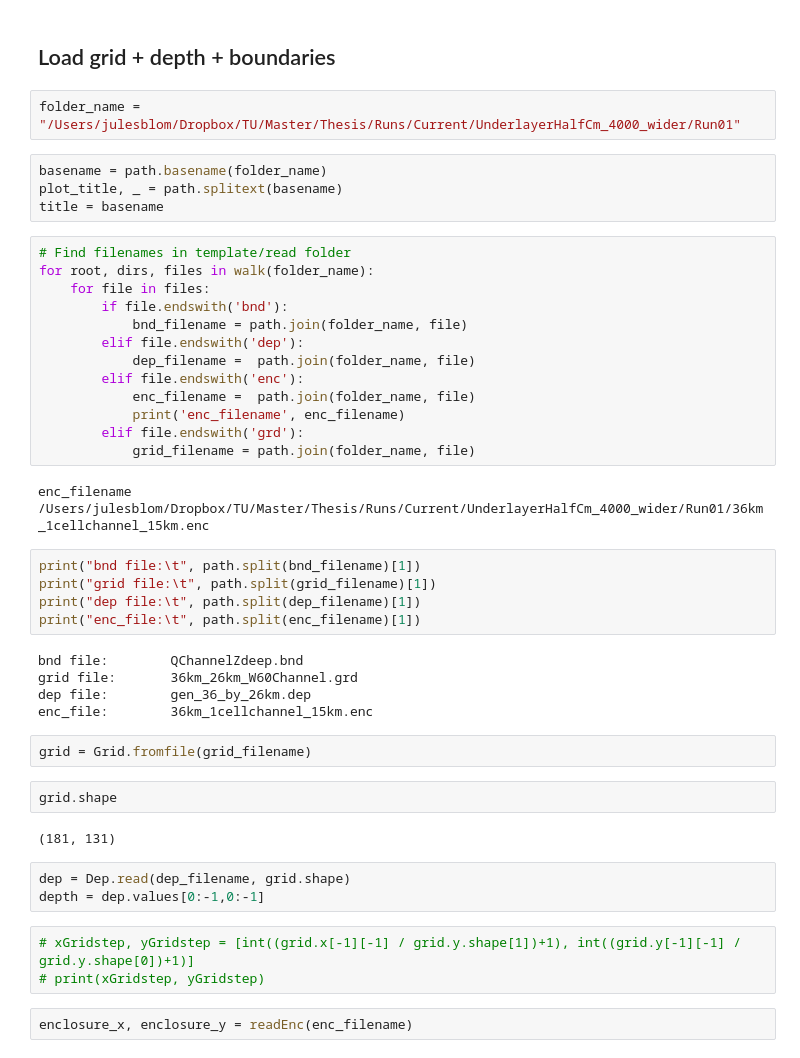
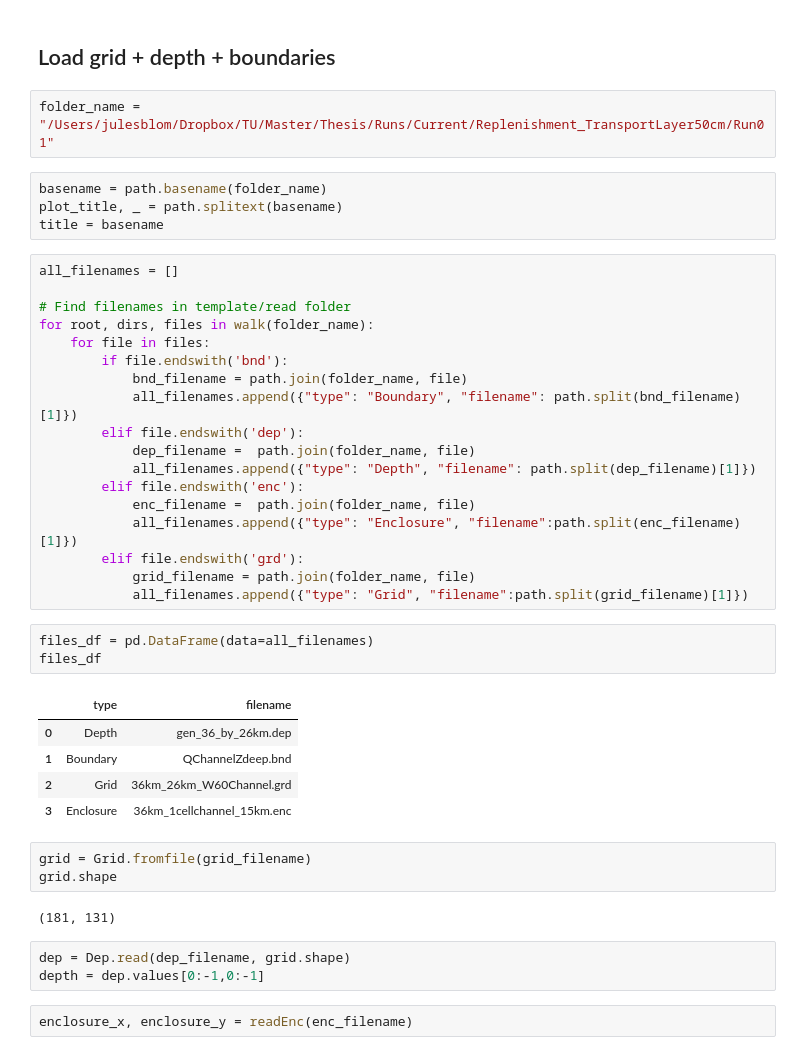
Before and after one commit to JulesBlm/Delft3D-Python-Thesis, a Jupyter notebook: ReadGridAndDepthFile.ipynb, the cells around one changed output. Drawn from its saved outputs; the diff is of its cells as text.

```diff
--- a/ReadGridAndDepthFile.ipynb
+++ b/ReadGridAndDepthFile.ipynb
@@ -20,48 +20,46 @@ colormap = deep
 # %% [markdown]
 ## Load grid + depth + boundaries
 # %%
-folder_name = "/Users/julesblom/Dropbox/TU/Master/Thesis/Runs/Current/UnderlayerHalfCm_4000_wider/Run01"
+folder_name = "/Users/julesblom/Dropbox/TU/Master/Thesis/Runs/Current/Replenishment_TransportLayer50cm/Run01"
 # %%
 basename = path.basename(folder_name)
 plot_title, _ = path.splitext(basename)
 title = basename
 # %%
+all_filenames = []
+
 # Find filenames in template/read folder
 for root, dirs, files in walk(folder_name):
     for file in files:
         if file.endswith('bnd'):
             bnd_filename = path.join(folder_name, file)
+            all_filenames.append({"type": "Boundary", "filename": path.split(bnd_filename)[1]})
         elif file.endswith('dep'):
             dep_filename =  path.join(folder_name, file)
+            all_filenames.append({"type": "Depth", "filename": path.split(dep_filename)[1]})
         elif file.endswith('enc'):
             enc_filename =  path.join(folder_name, file)
-            print('enc_filename', enc_filename)
+            all_filenames.append({"type": "Enclosure", "filename":path.split(enc_filename)[1]})
         elif file.endswith('grd'):
             grid_filename = path.join(folder_name, file)
+            all_filenames.append({"type": "Grid", "filename":path.split(grid_filename)[1]})
-# %% [output]
-enc_filename /Users/julesblom/Dropbox/TU/Master/Thesis/Runs/Current/UnderlayerHalfCm_4000_wider/Run01/36km_1cellchannel_15km.enc
-# %%
-print("bnd file:\t", path.split(bnd_filename)[1])
-print("grid file:\t", path.split(grid_filename)[1])
-print("dep file:\t", path.split(dep_filename)[1])
-print("enc_file:\t", path.split(enc_filename)[1])
-# %% [output]
-bnd file:        QChannelZdeep.bnd
-grid file:       36km_26km_W60Channel.grd
-dep file:        gen_36_by_26km.dep
-enc_file:        36km_1cellchannel_15km.enc
+# %%
+files_df = pd.DataFrame(data=all_filenames)
+files_df
+# %% [output]
+|  | type | filename |
+| 0 | Depth | gen_36_by_26km.dep |
+| 1 | Boundary | QChannelZdeep.bnd |
+| 2 | Grid | 36km_26km_W60Channel.grd |
+| 3 | Enclosure | 36km_1cellchannel_15km.enc |
 # %%
 grid = Grid.fromfile(grid_filename)
+grid.shape
+# %% [output]
+(181, 131)
-# %%
-grid.shape
-# %% [output]
-(181, 131)
 # %%
 dep = Dep.read(dep_filename, grid.shape)
 depth = dep.values[0:-1,0:-1]
-# %%
-# xGridstep, yGridstep = [int((grid.x[-1][-1] / grid.y.shape[1])+1), int((grid.y[-1][-1] / grid.y.shape[0])+1)]
-# print(xGridstep, yGridstep)
 # %%
 enclosure_x, enclosure_y = readEnc(enc_filename)
 # %% [output]
```
Also changed, not shown: parts of 22 cells of this notebook, 29 other files.
